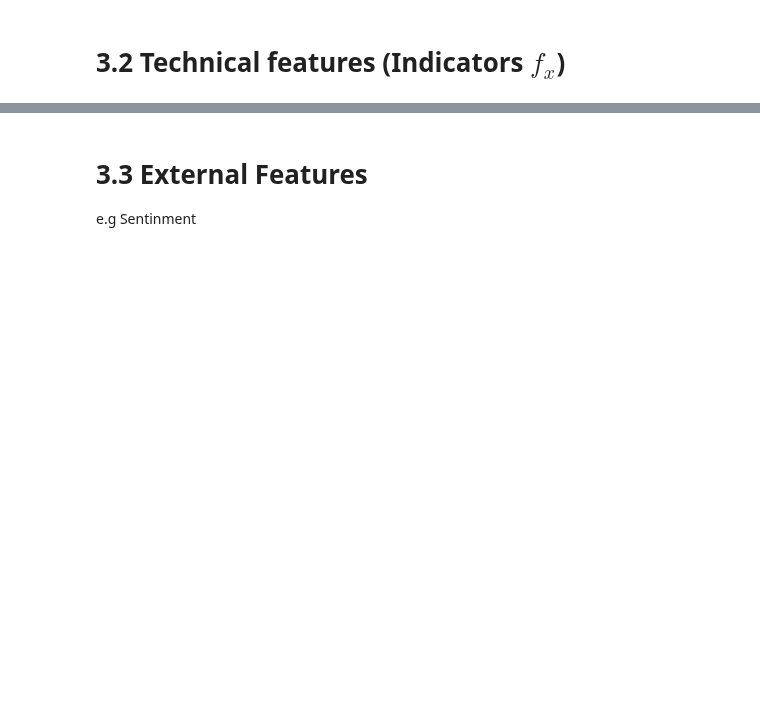
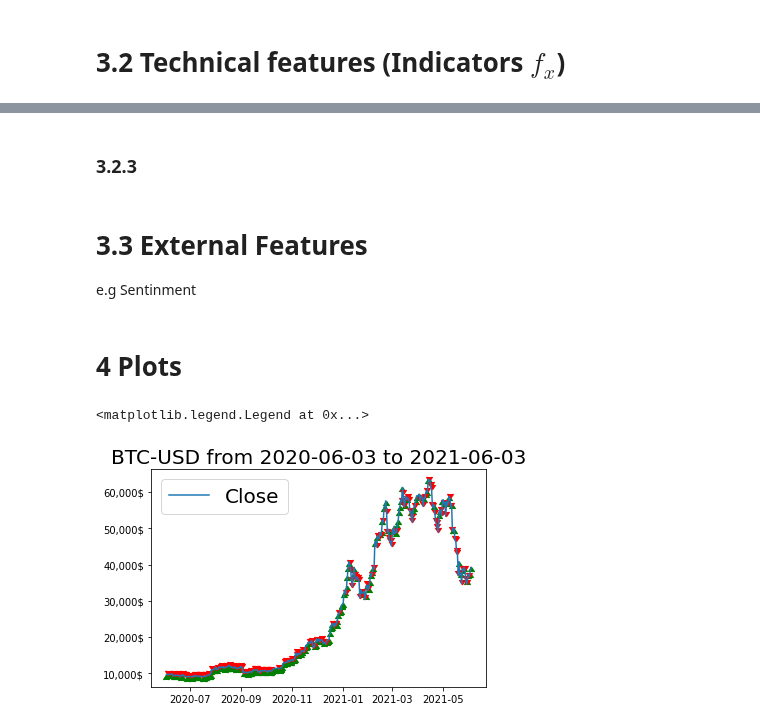
Before and after one commit to NotAndex/Demo, a Jupyter notebook: time_series_feature_engineering.ipynb, the cells around one changed output, grey strips where cells are left out. Saved outputs shown, nothing was run; the diff lists cells and outputs as text; code cells hidden in the pictures; blank space fills up the shorter version.

```diff
--- a/time_series_feature_engineering.ipynb
+++ b/time_series_feature_engineering.ipynb
@@ -67,0 +88,8 @@ cc_data.loc[0:6,["wday","Monday","Tuesday","Wednesday","Thursday","Friday","Satu
+# %%
+week_low = cc_data.groupby(pd.Grouper(key='Date', freq='W'))['Close'].idxmin()
+cc_data['weekly_low'] = 0
+cc_data.loc[week_low,['weekly_low']] = 1
+
+week_high = cc_data.groupby(pd.Grouper(key='Date', freq='W'))['Close'].idxmax()
+cc_data['weekly_high'] = 0
+cc_data.loc[week_high,['weekly_high']] = 1
@@ -68,3 +154,31 @@ cc_data.loc[0:6,["wday","Monday","Tuesday","Wednesday","Thursday","Friday","Satu
+# %% [markdown]
+### 3.2.3
+# %%
+cc_data['SMA_7'] = cc_data['Close'].rolling(window=7, min_periods=1).mean()
+cc_data['SMA_28'] = cc_data['Close'].rolling(window=28, min_periods=1).mean()
+
+cc_data['EMA_100'] = cc_data['Close'].ewm(span=100, adjust=False).mean()
+cc_data['EMA_200'] = cc_data['Close'].ewm(span=200, adjust=False).mean()
 # %% [markdown]
 # 3.3 External Features
 e.g Sentinment
+# %% [markdown]
+# 4 Plots
+# %%
+fig0, ax = plt.subplots()
+ax.yaxis.set_major_formatter(mpl.ticker.StrMethodFormatter('{x:,.0f}$'))
+
+ax.plot(cc_data.loc[:,'Date'], cc_data.loc[:,'Close'], label = 'Close')
+ax.scatter(cc_data.loc[cc_data['up_trend_indicator'] == 1]['Date'],
+           cc_data.loc[cc_data['up_trend_indicator'] == 1]['Close'],
+           color = "Green",
+           marker = 6)
+ax.scatter(cc_data.loc[cc_data['up_trend_indicator'] == 0]['Date'],
+           cc_data.loc[cc_data['up_trend_indicator'] == 0]['Close'],
+           color = "Red" ,
+           marker = 7)
+ax.set_title((f'{symbol} from {start_date} to {today}'), fontsize = 20)
+ax.legend(fontsize=20)
+# %% [output]
+<matplotlib.legend.Legend at 0x...>
+[figure, added]
```
Also changed, not shown: parts of 10 cells of this notebook.
